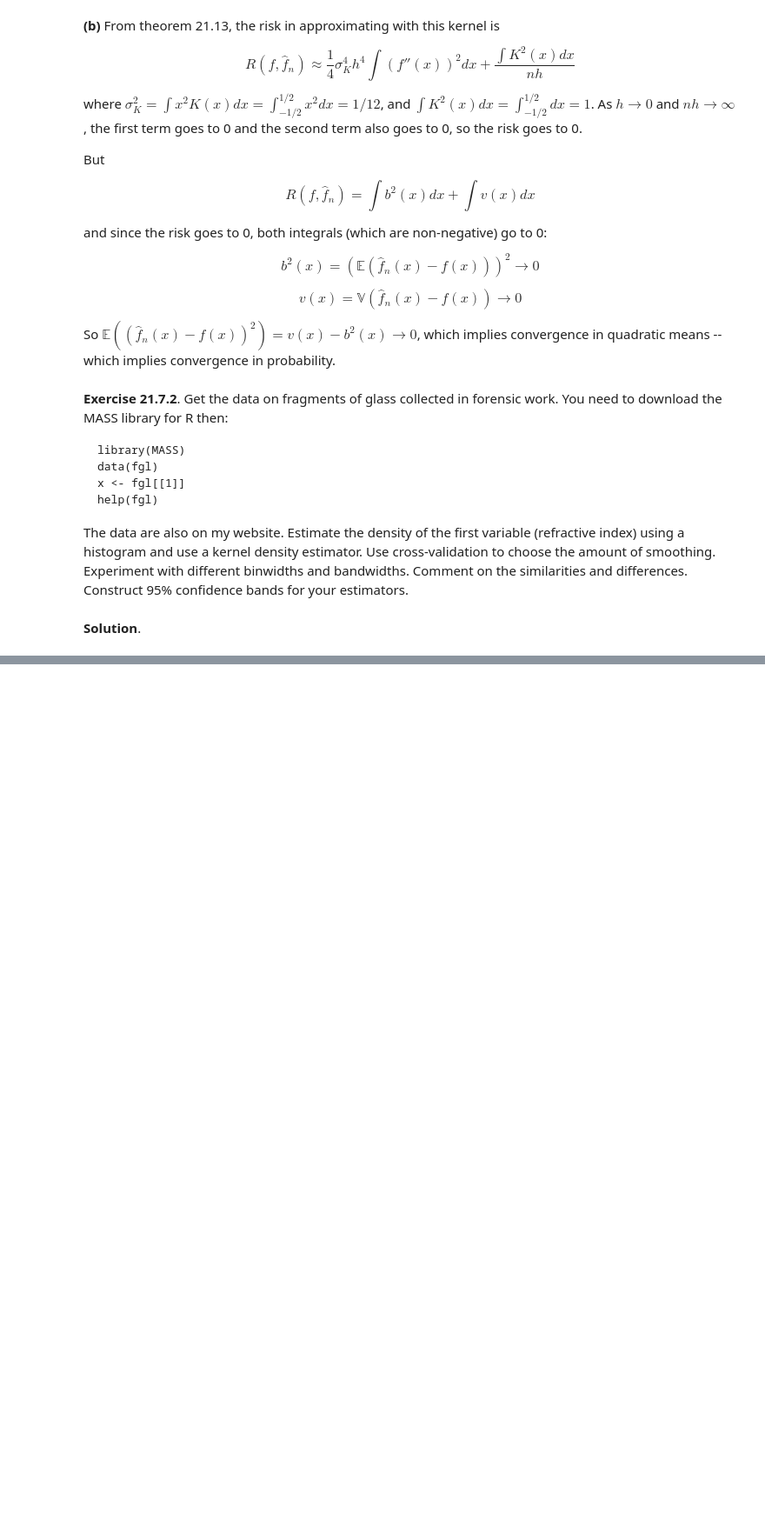
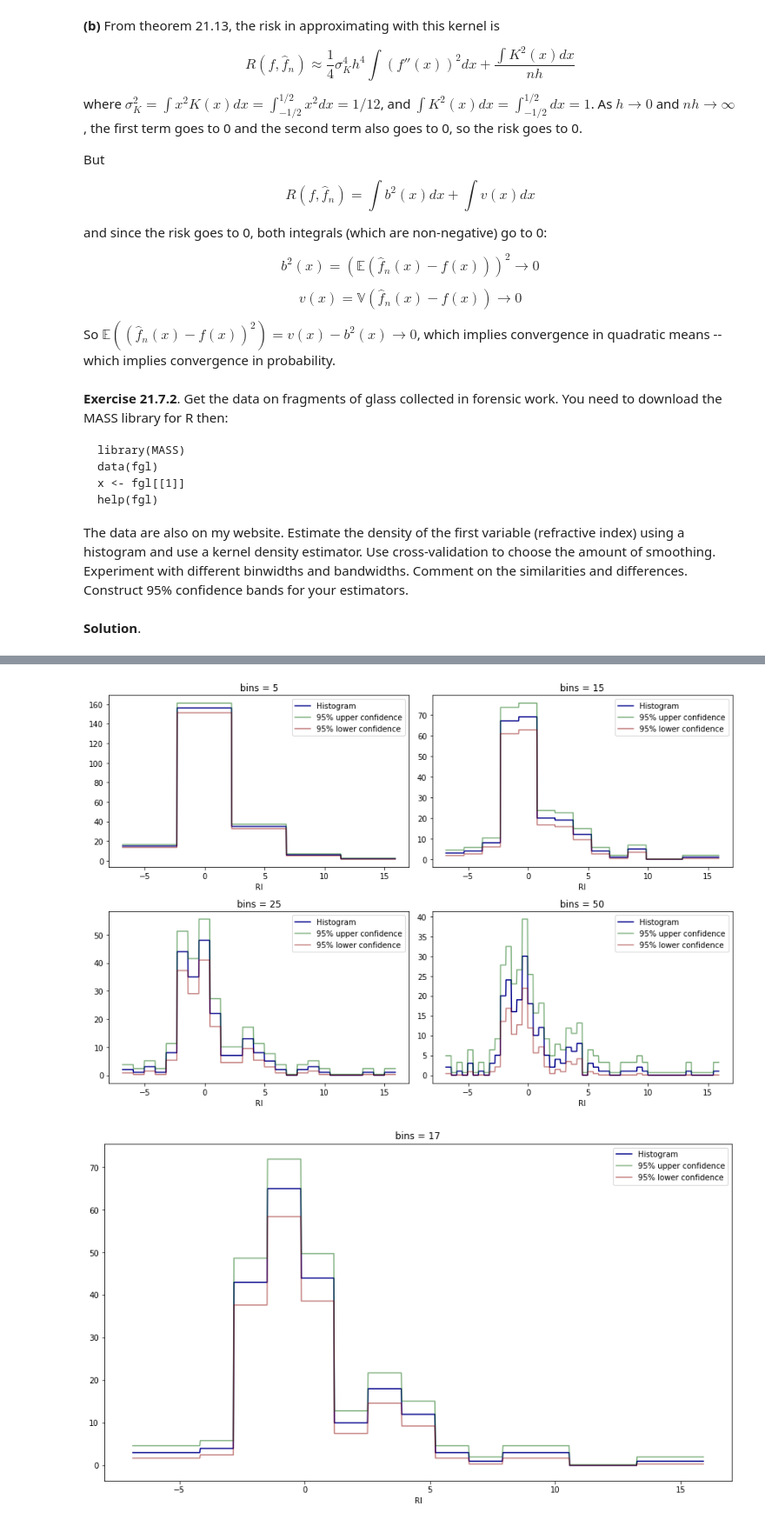
Before and after one commit to telmo-correa/all-of-statistics, a Jupyter notebook: chapter21.ipynb, the cells around one changed output, grey strips where cells are left out. Shown at 87% size. Cells and saved outputs as stored; diff of their text form; code cells hidden in the pictures; blank space fills up the shorter version.

```diff
--- a/chapter21.ipynb
+++ b/chapter21.ipynb
@@ -617,0 +693,20 @@ X = data['RI']
+# %%
+def create_histogram(X, m, alpha):
+    n = len(X)
+    X_min, X_max = X.min(), X.max()
+    xx = rescale(X)
+    phat = np.array([np.sum(np.where((j / m <= xx) & (xx < (j + 1) / m), 1, 0)) for j in range(m)])
+    phat[-1] += np.sum(np.where(xx == 1, 1, 0))
+    z = norm.ppf(1 - alpha / (2 * m))
+    c = z * np.sqrt(m / n) / 2
+
+    def get_bin(t):
+        return np.floor(m * (t - X_min) / (X_max - X_min)).astype(int)
+
+    def get_values(t):
+        x = np.where((t >= X_min) & (t <= X_max), phat[get_bin(t)], 0)
+        lower = (np.maximum(np.sqrt(x) - c, 0))**2
+        upper = (np.sqrt(x) + c)**2
+        return x, lower, upper
+
+    return get_values
@@ -617,0 +834,35 @@ X = data['RI']
+# %%
+def plot_histogram(X, bins, ax):
+    X_min, X_max = X.min(), X.max()
+    x_plot_vals = np.arange(X_min, X_max, step=(X_max - X_min)/1000)
+
+    # Draw the plot
+    hist_vals, lower_vals, upper_vals = create_histogram(X, m=bins, alpha=0.05)(x_plot_vals)
+    ax.plot(x_plot_vals, hist_vals, color='darkblue', label='Histogram')
+    ax.plot(x_plot_vals, upper_vals, color='darkgreen', alpha=0.5, label='95% upper confidence')
+    ax.plot(x_plot_vals, lower_vals, color='darkred', alpha=0.5, label='95% lower confidence')
+    ax.legend()
+
+    # Title and labels
+    ax.set_title('bins = %d' % bins)
+    ax.set_xlabel('RI')
+
+
+# Show 4 different bin counts
+plt.figure(figsize=(12, 8))
+for i, bins in enumerate([5, 15, 25, 50]):
+
+    # Set up the plot
+    ax = plt.subplot(2, 2, i + 1)
+    plot_histogram(X, bins, ax)
+
+plt.tight_layout()
+plt.show()
+
+# Best risk
+plt.figure(figsize=(14.5, 8))
+plot_histogram(X, bins=17, ax=plt.gca())
+plt.show()
+# %% [output]
+[figure, added]
+[figure, added]
```
Also changed, not shown: parts of 16 cells of this notebook.
